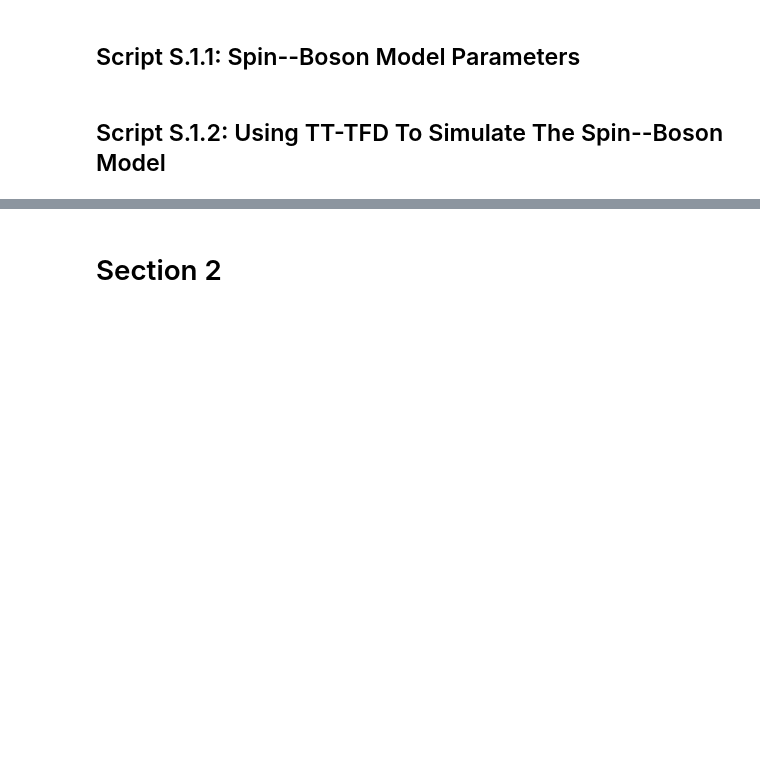
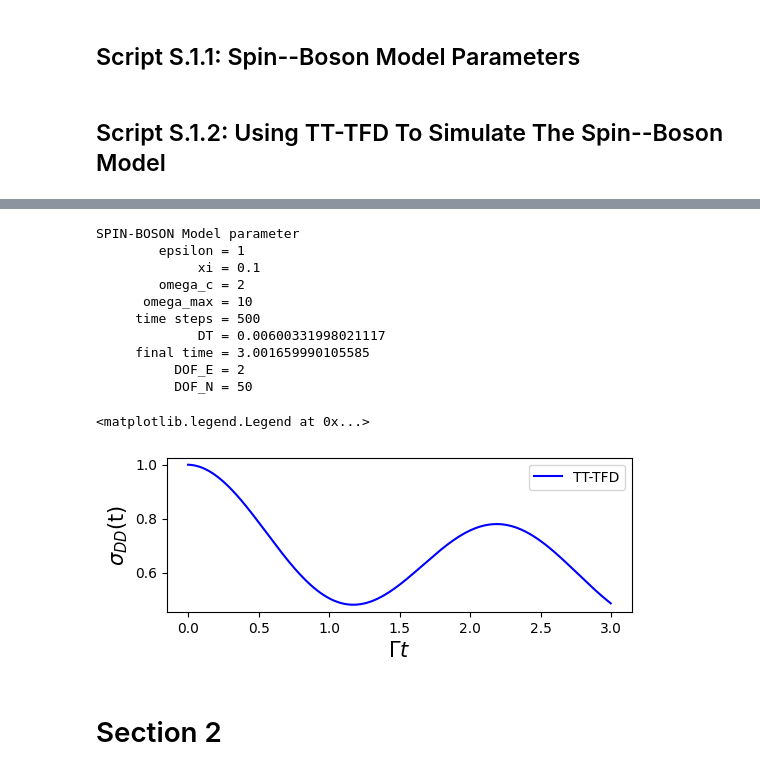
Before and after one commit to batistagroup/qflux, a Jupyter notebook: demos/manuscript/JCTC_VI.ipynb, the cells around one changed output, grey strips where cells are left out. Drawn from its saved outputs; the diff is of its cells as text; code cells hidden in the pictures; blank space fills up the shorter version.

Commit message:
Update JCTC_VI.ipynb
solve the readwrite issue, and all the other errors from notebook version inconsistencies of JCTC_VI

```diff
--- a/demos/manuscript/JCTC_VI.ipynb
+++ b/demos/manuscript/JCTC_VI.ipynb
@@ -123,3 +139,51 @@ plt.legend()
+# %%
+from qflux.GQME.dynamics_GQME import DynamicsGQME
+import qflux.GQME.params as pa
+import qflux.GQME.readwrite as wr
+
+#============setup the Hamiltonian and initial state for Spin-Boson Model
+Hsys = pa.EPSILON*pa.Z + pa.GAMMA_DA*pa.X
+rho0 = np.zeros((pa.DOF_E,pa.DOF_E),dtype=np.complex128)
+rho0[0,0] = 1.0
+
+#Create the Spin-Boson model (SBM)
+SBM = DynamicsGQME(pa.DOF_E,Hsys,rho0)
+SBM.setup_timestep(pa.DT, pa.TIME_STEPS)
+
+# The TT-TFD simulation may take significant computational time.
+# Precomputed results are provided and will be read automatically unless Is_run_dynamics = True.
+Is_run_dynamics = False
+
+if Is_run_dynamics:
+  import qflux.GQME.tt_tfd as tfd
+
+  #RDO: reduced density operator, contain the information of population and coherence
+  #initial_state=0: initial at Donor state
+  t, RDO_arr = SBM.tt_tfd(initial_state=0, show_steptime=True, update_type='rk4')
+
+  wr.output_operator_array(t, RDO_arr, "qflux/data/GQME_Example/TTTFD_Output/TFDSigma_")
+
+# Read precomputed data and plot
+t, RDO_arr = wr.read_operator_array(pa.TIME_STEPS,"qflux/data/GQME_Example/TTTFD_Output/TFDSigma_")
+
+plt.figure(figsize=(6,2))
+plt.plot(t, RDO_arr[:,0].real,'b-', label='TT-TFD')
+plt.xlabel(r'$\Gamma t$',fontsize=15)
+plt.ylabel(r'$\sigma_{DD}$(t)',fontsize=15)
+plt.legend()
+# %% [output]
+SPIN-BOSON Model parameter
+        epsilon = 1
+             xi = 0.1
+        omega_c = 2
+      omega_max = 10
+     time steps = 500
+             DT = 0.00600331998021117
+     final time = 3.001659990105585
+          DOF_E = 2
+          DOF_N = 50
+<matplotlib.legend.Legend at 0x...>
+[figure, added]
 # %% [markdown]
 # Section 2
 # %% [markdown]
```
Also changed, not shown: parts of 31 cells of this notebook.
